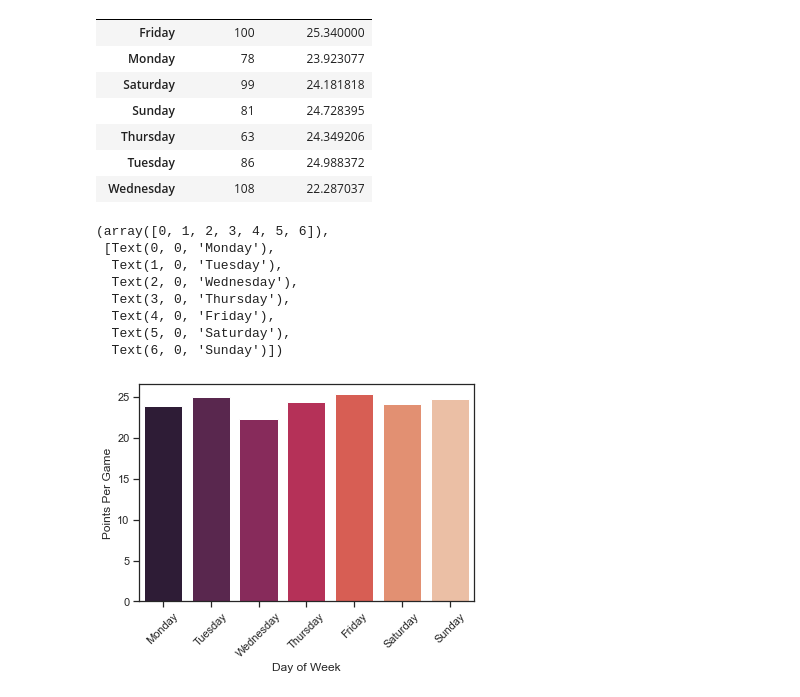
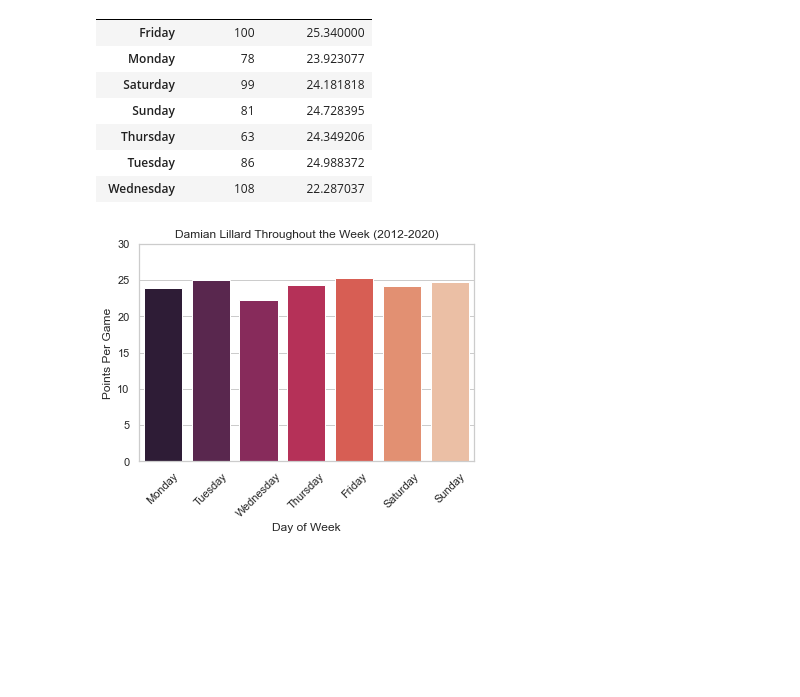
Before and after one commit to robsavage619/lillard_day_stats, a Jupyter notebook: lillard_day_stats.ipynb, the cells around one changed output. Drawn from its saved outputs; the diff is of its cells as text; code cells hidden in the pictures; blank space fills up the shorter version.

Commit message:
Updated Plot

```diff
--- a/lillard_day_stats.ipynb
+++ b/lillard_day_stats.ipynb
@@ -117,18 +117,15 @@ lillard_day_df
 # %%
 # Creating bar plot with Seaborn
 
 sns.set_style("ticks")
-barplot_2018 = sns.barplot(x='Day of Week', y='Points Per Game', palette="rocket",
+sns.set_style("whitegrid")
+fig = sns.barplot(x='Day of Week', y='Points Per Game', palette="rocket",
                            order=['Monday', 'Tuesday', 'Wednesday', 'Thursday', 'Friday', 'Saturday', 'Sunday'],
                            data=lillard_day_df.reset_index())
 plt.xticks(rotation=45, fontweight='light')
+fig.set(ylim=(None, 30))
+plt.title("Damian Lillard Throughout the Week (2012-2020)")
+figure = fig.get_figure()
+figure.savefig('Damian Lillard DOW PPG.png', dpi=400)
 # %% [output]
-(array([0, 1, 2, 3, 4, 5, 6]),
- [Text(0, 0, 'Monday'),
-  Text(1, 0, 'Tuesday'),
-  Text(2, 0, 'Wednesday'),
-  Text(3, 0, 'Thursday'),
-  Text(4, 0, 'Friday'),
-  Text(5, 0, 'Saturday'),
-  Text(6, 0, 'Sunday')])
-[figure, old version]
+[figure, new version]
```
Also changed, not shown: 3 other files.
